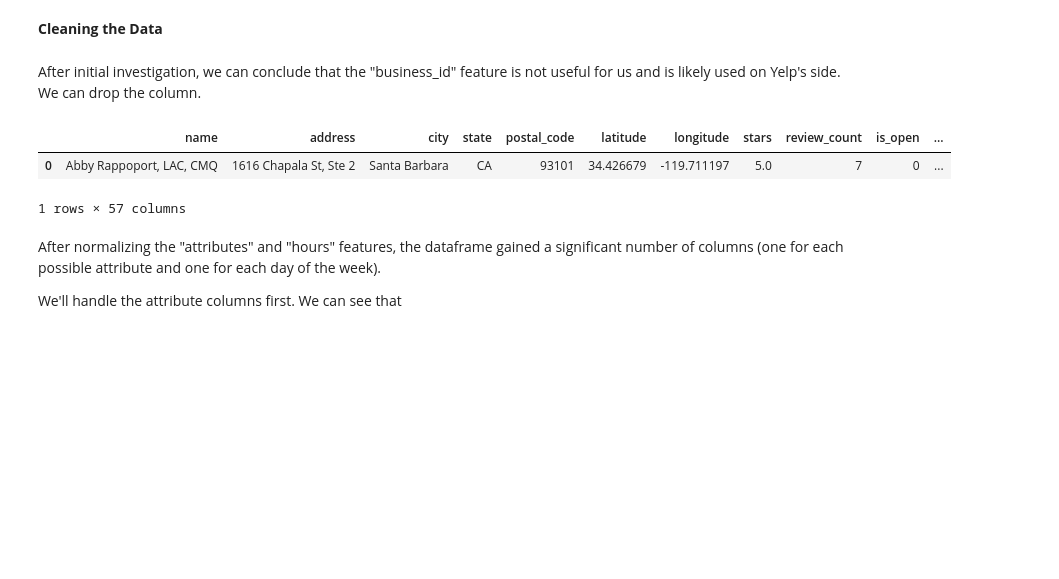
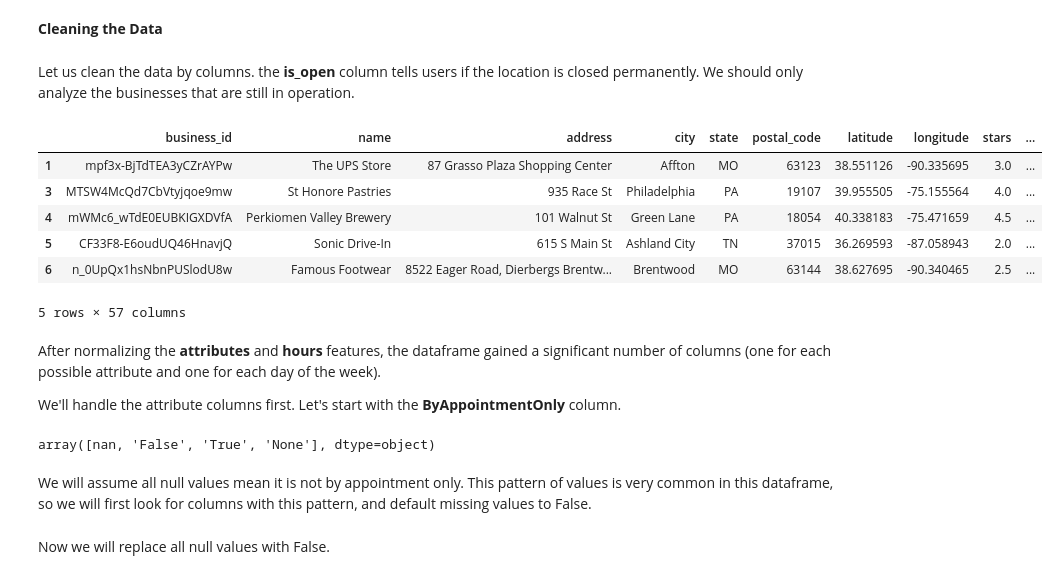
Before and after one commit to TomMitchell123/CMSC320FinalProjectSpring2025, a Jupyter notebook: project.ipynb, the cells around one changed output. Drawn from its saved outputs; the diff is of its cells as text; code cells hidden in the pictures; blank space fills up the shorter version.

Commit message:
kevin's cleaning

```diff
--- a/project.ipynb
+++ b/project.ipynb
@@ -53,16 +55,27 @@ dtype: object
 5 rows × 58 columns
 # %% [markdown]
 **Cleaning the Data**
-# %% [markdown]
-After initial investigation, we can conclude that the "business_id" feature is not useful for us and is likely used on Yelp's side. We can drop the column.
+# %% [markdown]
+Let us clean the data by columns. the **is_open** column tells users if the location is closed permanently. We should only analyze the businesses that are still in operation.
 # %%
-df.drop("business_id", axis=1, inplace=True)
-df.head(1)
+df = df[df["is_open"] == 1]
+df.drop("is_open", axis=1, inplace=True)
+df.head()
 # %% [output]
-|  | name | address | city | state | postal_code | latitude | longitude | stars | review_count | is_open | ... |
-| 0 | Abby Rappoport, LAC, CMQ | 1616 Chapala St, Ste 2 | Santa Barbara | CA | 93101 | 34.426679 | -119.711197 | 5.0 | 7 | 0 | ... |
+|  | business_id | name | address | city | state | postal_code | latitude | longitude | stars | ... |
+| 1 | mpf3x-BjTdTEA3yCZrAYPw | The UPS Store | 87 Grasso Plaza Shopping Center | Affton | MO | 63123 | 38.551126 | -90.335695 | 3.0 | ... |
+| 3 | MTSW4McQd7CbVtyjqoe9mw | St Honore Pastries | 935 Race St | Philadelphia | PA | 19107 | 39.955505 | -75.155564 | 4.0 | ... |
+| 4 | mWMc6_wTdE0EUBKIGXDVfA | Perkiomen Valley Brewery | 101 Walnut St | Green Lane | PA | 18054 | 40.338183 | -75.471659 | 4.5 | ... |
+| 5 | CF33F8-E6oudUQ46HnavjQ | Sonic Drive-In | 615 S Main St | Ashland City | TN | 37015 | 36.269593 | -87.058943 | 2.0 | ... |
+| 6 | n_0UpQx1hsNbnPUSlodU8w | Famous Footwear | 8522 Eager Road, Dierbergs Brentw... | Brentwood | MO | 63144 | 38.627695 | -90.340465 | 2.5 | ... |
-1 rows × 57 columns
+5 rows × 57 columns
 # %% [markdown]
-After normalizing the "attributes" and "hours" features, the dataframe gained a significant number of columns (one for each possible attribute and one for each day of the week).
+After normalizing the **attributes** and **hours** features, the dataframe gained a significant number of columns (one for each possible attribute and one for each day of the week).
 
-We'll handle the attribute columns first. We can see that
+We'll handle the attribute columns first. Let's start with the **ByAppointmentOnly** column.
+# %%
+df["ByAppointmentOnly"].unique()
+# %% [output]
+array([nan, 'False', 'True', 'None'], dtype=object)
+# %% [markdown]
+We will assume all null values mean it is not by appointment only. This pattern of values is very common in this dataframe, so we will first look for columns with this pattern, and default missing values to False.
@@ -68,0 +88,2 @@ We'll handle the attribute columns first. We can see that
+# %% [markdown]
+Now we will replace all null values with False.
```
Also changed, not shown: parts of 17 cells of this notebook, 1 other file.
